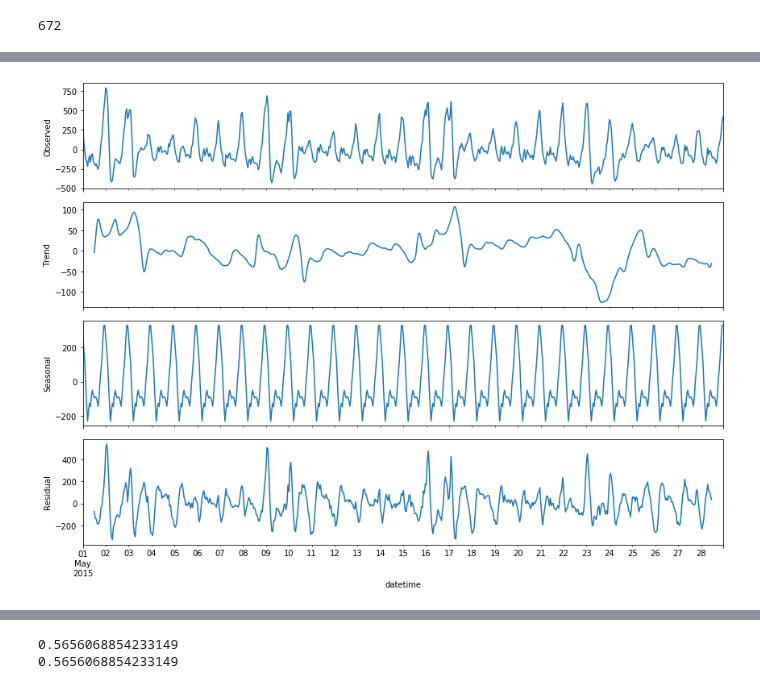
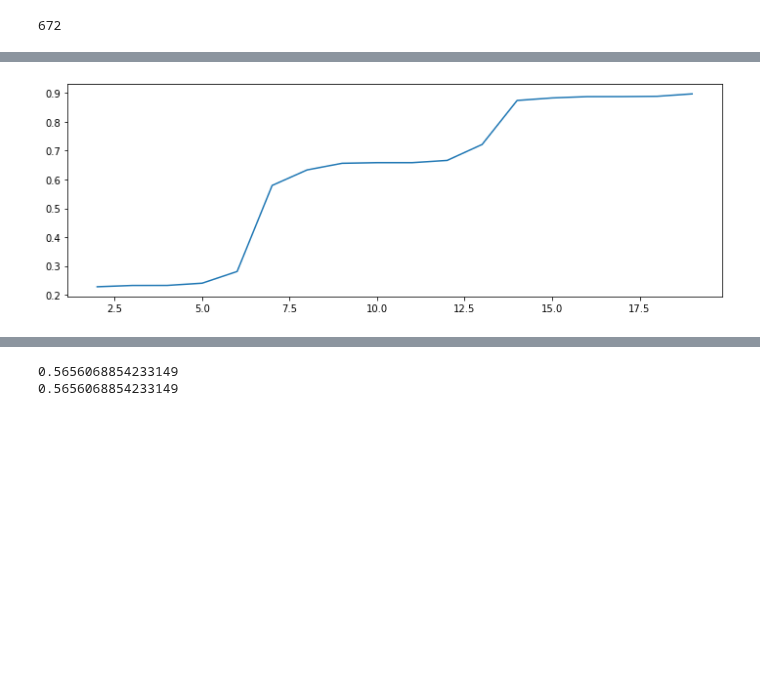
Before and after one commit to dminikorenb/DataLearning, a Jupyter notebook: 3-Taxi/dminik6_part3_w3.ipynb, the cells around one changed output, grey strips where cells are left out. Drawn from its saved outputs; the diff is of its cells as text; code cells hidden in the pictures; blank space fills up the shorter version.

```diff
--- a/3-Taxi/dminik6_part3_w3.ipynb
+++ b/3-Taxi/dminik6_part3_w3.ipynb
@@ -196,7 +203,5 @@ for ibeg in range(0, 1):
-# %%
-rcParams['figure.figsize'] = 12, 9
-decomp=seasonal_decompose(stmp['delta'] )
-decomp.plot()
-pl.show();
-# %% [output]
-[figure, removed]
+# %%
+pl.figure(figsize=(12,4))
+pl.plot(range(2, 20), l_score);
+# %% [output]
+[figure, added]
```
Also changed, not shown: parts of 3 cells of this notebook.
